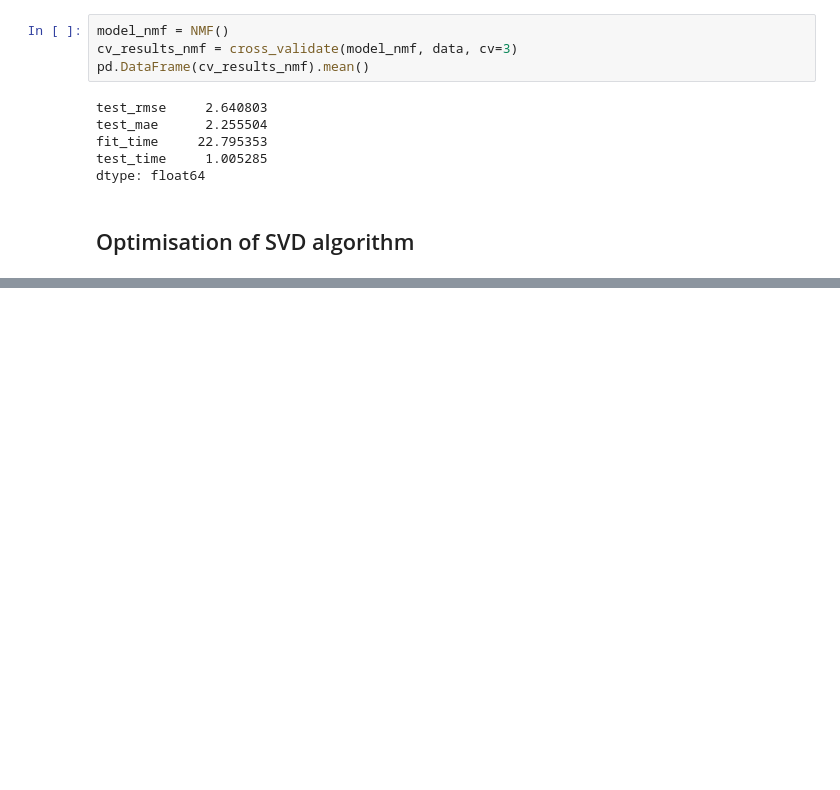
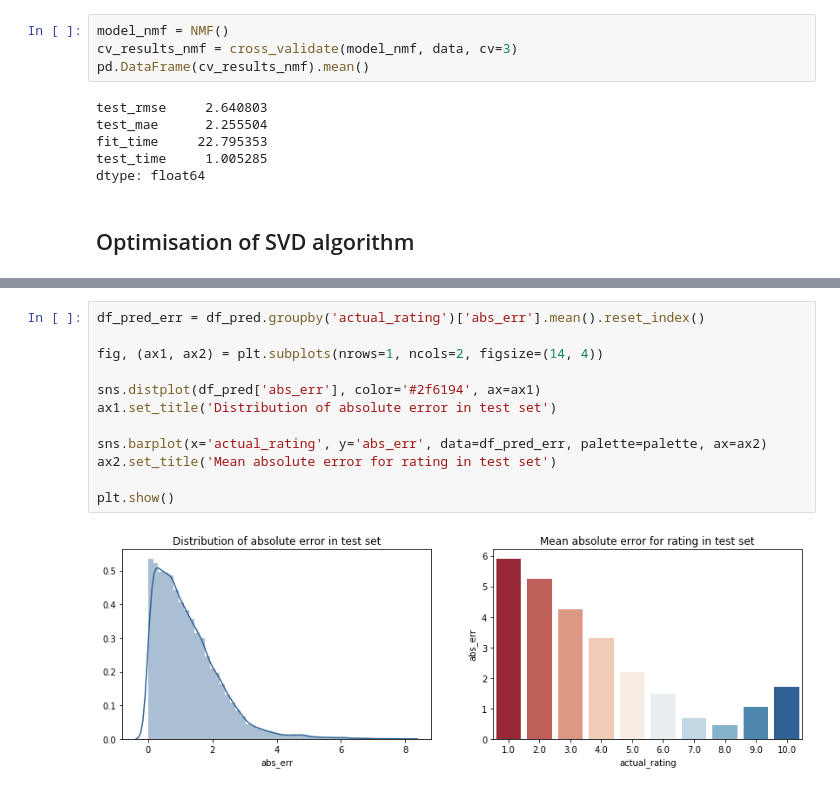
Before and after one commit to klaudia-nazarko/collaborative-filtering-python, a Jupyter notebook: collaborative-filtering-model-based.ipynb, the cells around one changed output, grey strips where cells are left out. Cells and saved outputs as stored; diff of their text form; blank space fills up the shorter version.

```diff
--- a/collaborative-filtering-model-based.ipynb
+++ b/collaborative-filtering-model-based.ipynb
@@ -71,0 +119,14 @@ print(gs.best_params['rmse'])
+# %%
+df_pred_err = df_pred.groupby('actual_rating')['abs_err'].mean().reset_index()
+
+fig, (ax1, ax2) = plt.subplots(nrows=1, ncols=2, figsize=(14, 4))
+
+sns.distplot(df_pred['abs_err'], color='#2f6194', ax=ax1)
+ax1.set_title('Distribution of absolute error in test set')
+
+sns.barplot(x='actual_rating', y='abs_err', data=df_pred_err, palette=palette, ax=ax2)
+ax2.set_title('Mean absolute error for rating in test set')
+
+plt.show()
+# %% [output]
+[figure, added]
```
Also changed, not shown: parts of 11 cells of this notebook.
